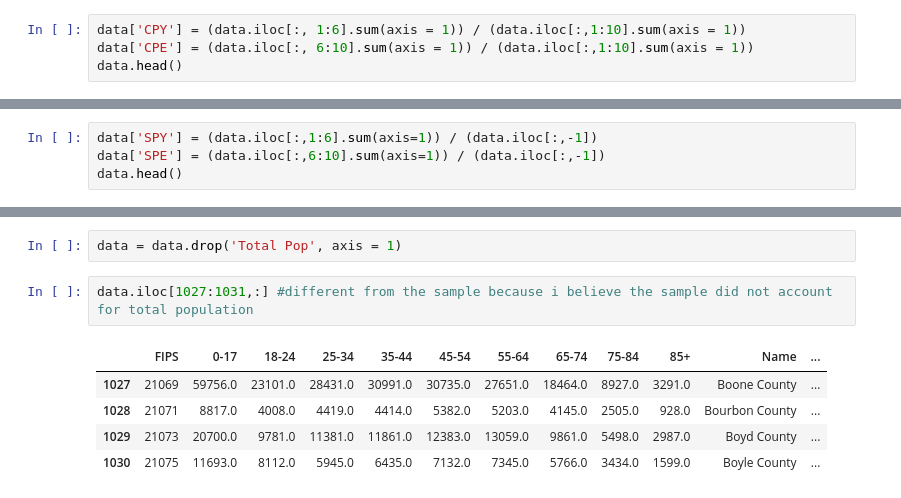
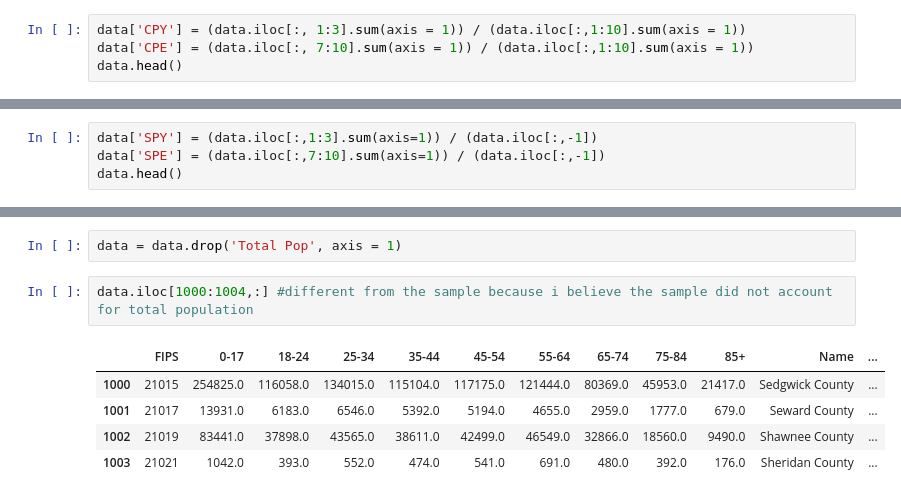
Before and after one commit to cc81972/STA141B, a Jupyter notebook: hw1/homework_1.ipynb, the cells around one changed output, grey strips where cells are left out. Cells and saved outputs as stored; diff of their text form.

```diff
--- a/hw1/homework_1.ipynb
+++ b/hw1/homework_1.ipynb
@@ -332,8 +407,8 @@ data.head
 
 [3286 rows x 12 columns]>
 # %%
-data['CPY'] = (data.iloc[:, 1:6].sum(axis = 1)) / (data.iloc[:,1:10].sum(axis = 1))
-data['CPE'] = (data.iloc[:, 6:10].sum(axis = 1)) / (data.iloc[:,1:10].sum(axis = 1))
+data['CPY'] = (data.iloc[:, 1:3].sum(axis = 1)) / (data.iloc[:,1:10].sum(axis = 1))
+data['CPE'] = (data.iloc[:, 7:10].sum(axis = 1)) / (data.iloc[:,1:10].sum(axis = 1))
 data.head()
 # %% [output]
 |  | FIPS | 0-17 | 18-24 | 25-34 | 35-44 | 45-54 | 55-64 | 65-74 | 75-84 | 85+ | Name | ... |
@@ -380,6 +464,6 @@ data.head()
 # %%
-data['SPY'] = (data.iloc[:,1:6].sum(axis=1)) / (data.iloc[:,-1])
-data['SPE'] = (data.iloc[:,6:10].sum(axis=1)) / (data.iloc[:,-1])
+data['SPY'] = (data.iloc[:,1:3].sum(axis=1)) / (data.iloc[:,-1])
+data['SPE'] = (data.iloc[:,7:10].sum(axis=1)) / (data.iloc[:,-1])
 data.head()
 # %% [output]
 |  | FIPS | 0-17 | 18-24 | 25-34 | 35-44 | 45-54 | 55-64 | 65-74 | 75-84 | 85+ | Name | ... |
@@ -391,10 +475,10 @@ data.head()
 # %%
 data = data.drop('Total Pop', axis = 1)
 # %%
-data.iloc[1027:1031,:] #different from the sample because i believe the sample did not account for total population
+data.iloc[1000:1004,:] #different from the sample because i believe the sample did not account for total population
 # %% [output]
 |  | FIPS | 0-17 | 18-24 | 25-34 | 35-44 | 45-54 | 55-64 | 65-74 | 75-84 | 85+ | Name | ... |
-| 1027 | 21069 | 59756.0 | 23101.0 | 28431.0 | 30991.0 | 30735.0 | 27651.0 | 18464.0 | 8927.0 | 3291.0 | Boone County | ... |
-| 1028 | 21071 | 8817.0 | 4008.0 | 4419.0 | 4414.0 | 5382.0 | 5203.0 | 4145.0 | 2505.0 | 928.0 | Bourbon County | ... |
-| 1029 | 21073 | 20700.0 | 9781.0 | 11381.0 | 11861.0 | 12383.0 | 13059.0 | 9861.0 | 5498.0 | 2987.0 | Boyd County | ... |
-| 1030 | 21075 | 11693.0 | 8112.0 | 5945.0 | 6435.0 | 7132.0 | 7345.0 | 5766.0 | 3434.0 | 1599.0 | Boyle County | ... |
+| 1000 | 21015 | 254825.0 | 116058.0 | 134015.0 | 115104.0 | 117175.0 | 121444.0 | 80369.0 | 45953.0 | 21417.0 | Sedgwick County | ... |
+| 1001 | 21017 | 13931.0 | 6183.0 | 6546.0 | 5392.0 | 5194.0 | 4655.0 | 2959.0 | 1777.0 | 679.0 | Seward County | ... |
+| 1002 | 21019 | 83441.0 | 37898.0 | 43565.0 | 38611.0 | 42499.0 | 46549.0 | 32866.0 | 18560.0 | 9490.0 | Shawnee County | ... |
+| 1003 | 21021 | 1042.0 | 393.0 | 552.0 | 474.0 | 541.0 | 691.0 | 480.0 | 392.0 | 176.0 | Sheridan County | ... |
```
Also changed, not shown: parts of 15 cells of this notebook, 7 other files.
